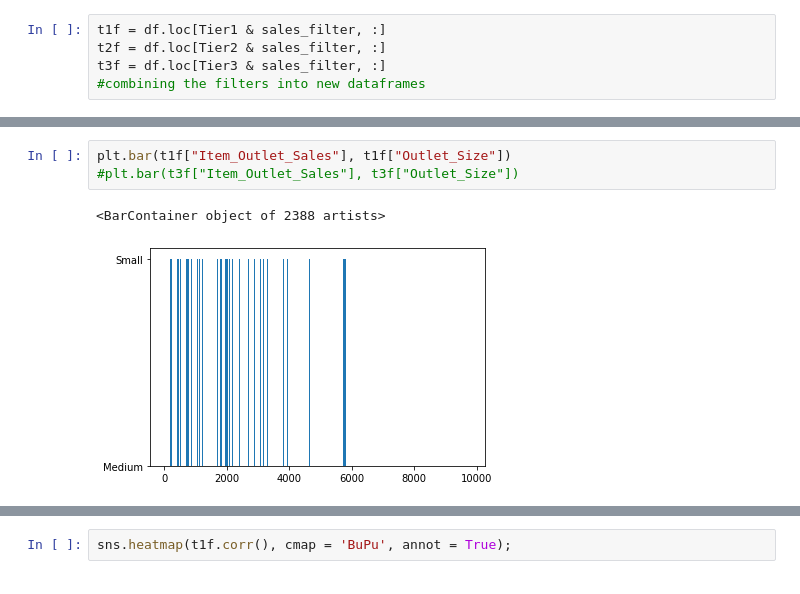
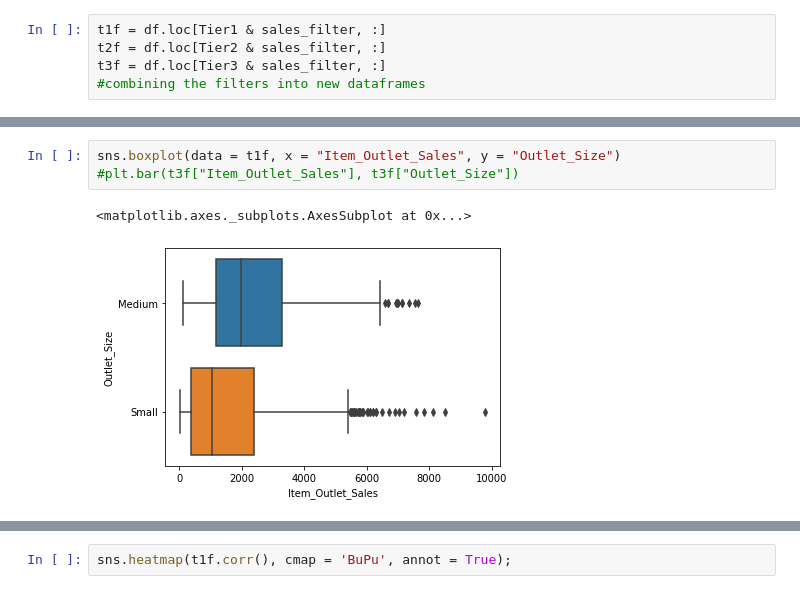
Before and after one commit to Brojas1/FSP, a Jupyter notebook: Copy_of_Food_Sales_Prediction.ipynb, the cells around one changed output, grey strips where cells are left out. Cells and saved outputs as stored; diff of their text form.

```diff
--- a/Copy_of_Food_Sales_Prediction.ipynb
+++ b/Copy_of_Food_Sales_Prediction.ipynb
@@ -358,7 +365,7 @@ plt.show()
 # %%
-plt.bar(t1f["Item_Outlet_Sales"], t1f["Outlet_Size"])
+sns.boxplot(data = t1f, x = "Item_Outlet_Sales", y = "Outlet_Size")
 #plt.bar(t3f["Item_Outlet_Sales"], t3f["Outlet_Size"])
 # %% [output]
-<BarContainer object of 2388 artists>
+<matplotlib.axes._subplots.AxesSubplot at 0x...>
-[figure, old version]
+[figure, new version]
 # %%
```
Also changed, not shown: parts of 3 cells of this notebook.
